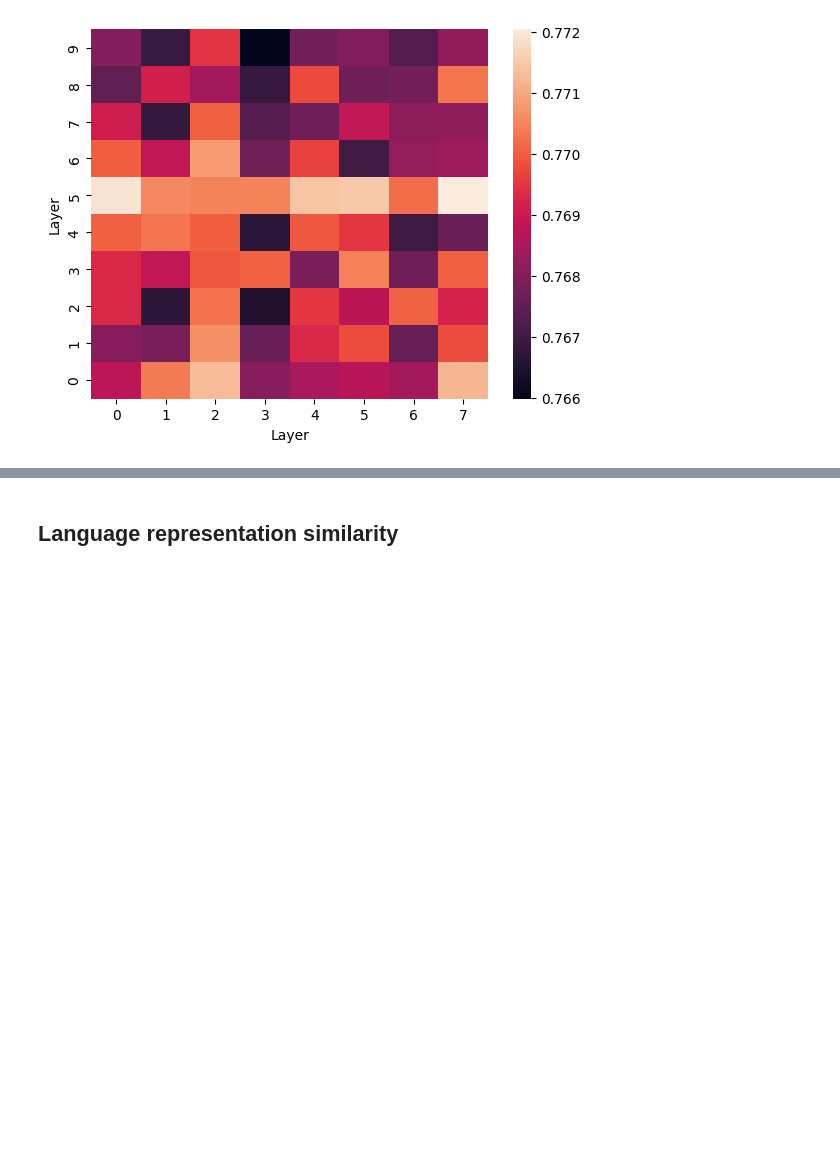
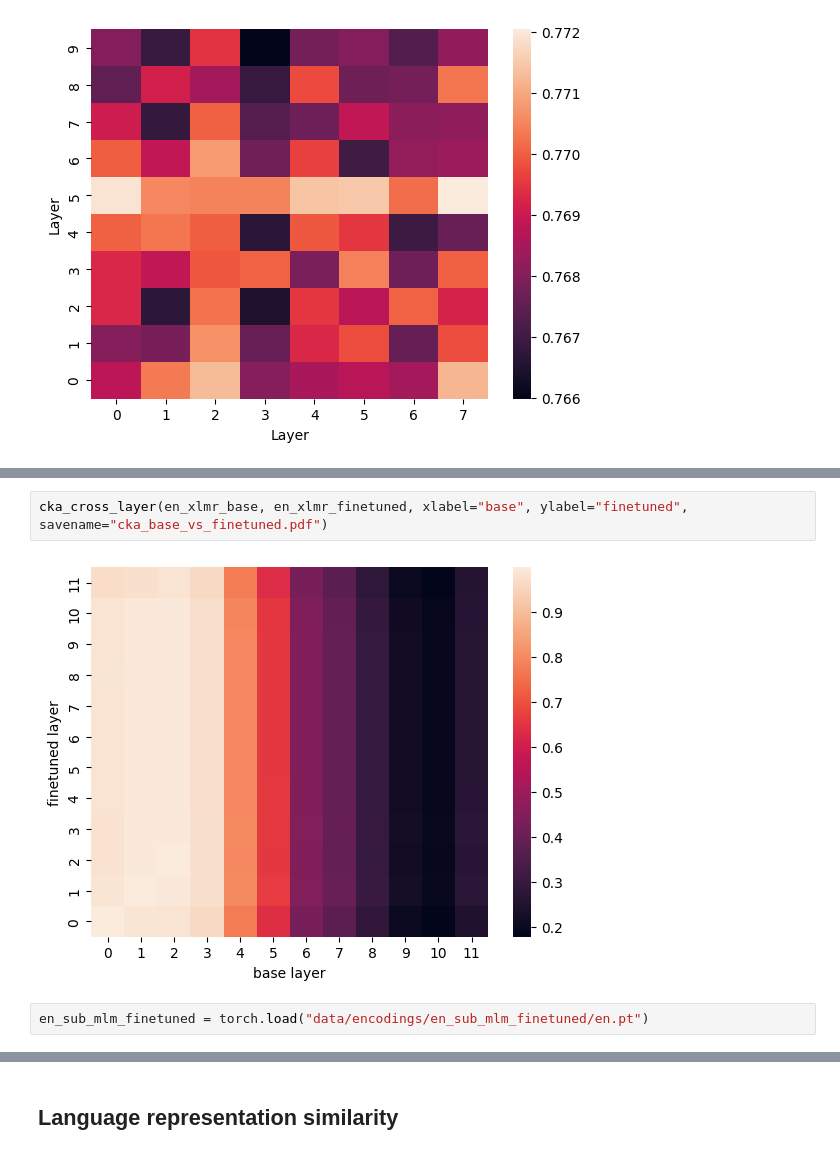
Before and after one commit to MaxBelitsky/cross-lingual-subnetworks, a Jupyter notebook: svcca.ipynb, the cells around one changed output, grey strips where cells are left out. Saved outputs shown, nothing was run; the diff lists cells and outputs as text; blank space fills up the shorter version.

```diff
--- a/svcca.ipynb
+++ b/svcca.ipynb
@@ -63,0 +104,6 @@ ax.set(xlabel="Layer", ylabel="Layer")
+# %%
+cka_cross_layer(en_xlmr_base, en_xlmr_finetuned, xlabel="base", ylabel="finetuned", savename="cka_base_vs_finetuned.pdf")
+# %% [output]
+[figure, added]
+# %%
+en_sub_mlm_finetuned = torch.load("data/encodings/en_sub_mlm_finetuned/en.pt")
```
Also changed, not shown: parts of 13 cells of this notebook.
